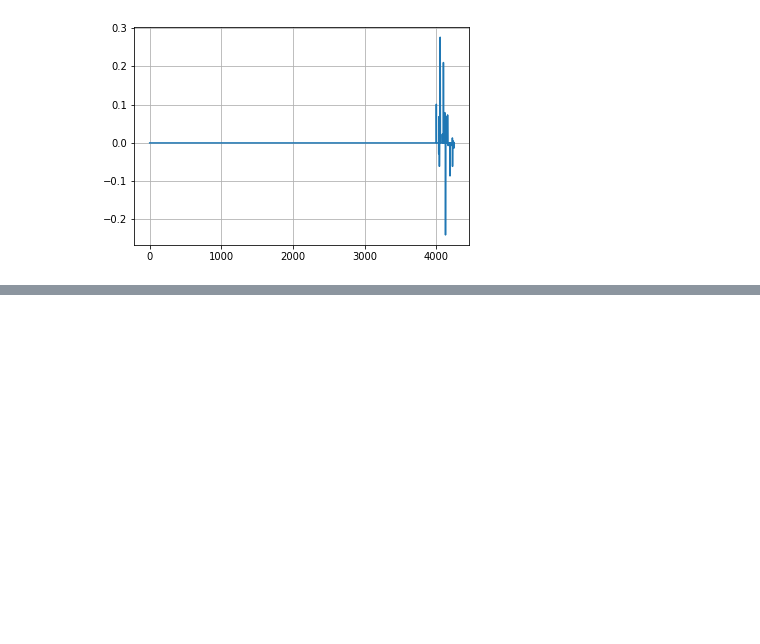
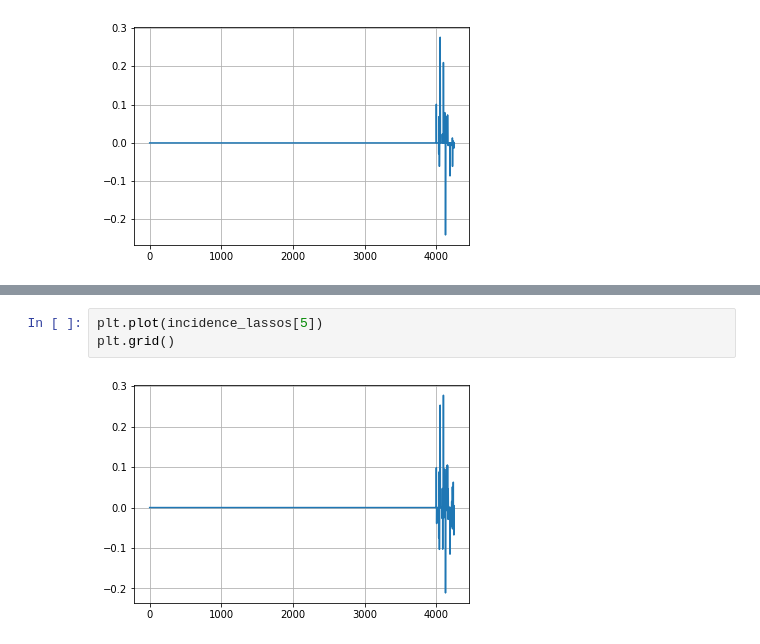
Before and after one commit to govinda-kamath/Normalized_Trend_Filtering, a Jupyter notebook: Preprocessing/get_graph.ipynb, the cells around one changed output, grey strips where cells are left out. Drawn from its saved outputs; the diff is of its cells as text; blank space fills up the shorter version.

```diff
--- a/Preprocessing/get_graph.ipynb
+++ b/Preprocessing/get_graph.ipynb
@@ -212,0 +266,5 @@ plt.grid()
+# %%
+plt.plot(incidence_lassos[5])
+plt.grid()
+# %% [output]
+[figure, added]
```
Also changed, not shown: parts of 7 cells of this notebook.
